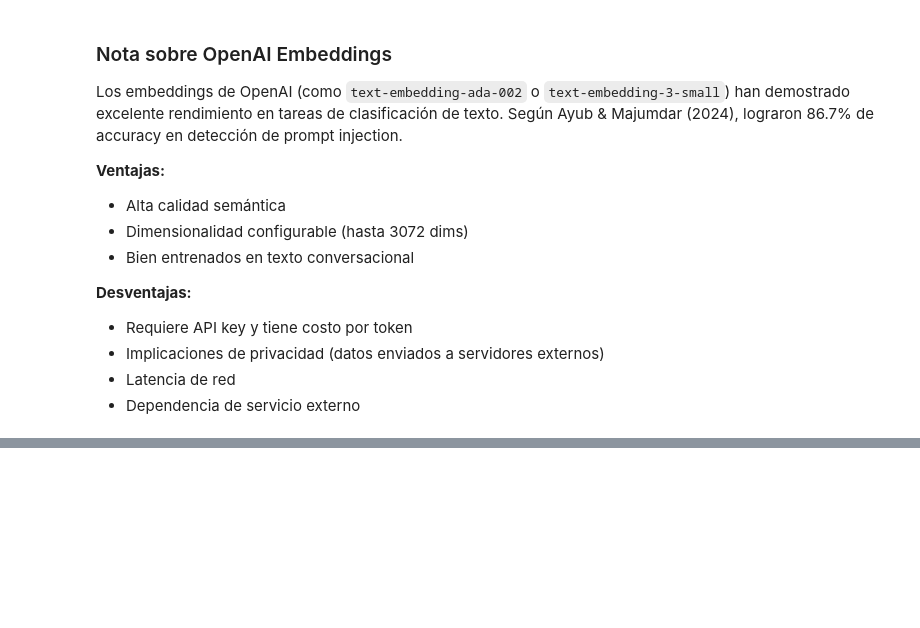
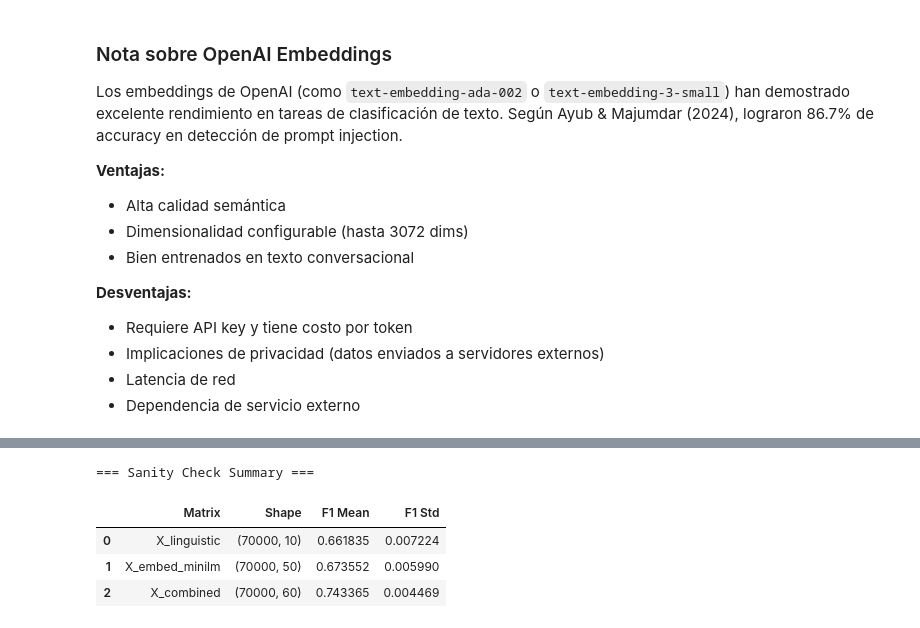
Before and after one commit to josuemj/SDS-Prompt-Guard, a Jupyter notebook: notebooks/02_feature_engineering.ipynb, the cells around one changed output, grey strips where cells are left out. Saved outputs shown, nothing was run; the diff lists cells and outputs as text; code cells hidden in the pictures; blank space fills up the shorter version.

```diff
--- a/notebooks/02_feature_engineering.ipynb
+++ b/notebooks/02_feature_engineering.ipynb
@@ -578,0 +607,28 @@ def get_openai_embeddings(texts: list[str]) -> np.ndarray:
+# %%
+def quick_evaluation(X: np.ndarray, y: np.ndarray, name: str) -> tuple[float, float]:
+    """Quick sanity check with Logistic Regression and cross-validation."""
+    # Scale features for logistic regression
+    scaler = StandardScaler()
+    X_scaled = scaler.fit_transform(X)
+
+    # Logistic regression with cross-validation
+    lr = LogisticRegression(random_state=RANDOM_STATE, max_iter=1000, n_jobs=-1)
+    scores = cross_val_score(lr, X_scaled, y, cv=5, scoring='f1')
+
+    mean_f1 = scores.mean()
+    std_f1 = scores.std()
+
+    print(f"{name}:")
+    print(f"  Shape: {X.shape}")
+    print(f"  F1 Score: {mean_f1:.4f} (+/- {std_f1:.4f})")
+    print()
+
+    return mean_f1, std_f1
+# %%
+print("=== Sanity Check: Logistic Regression (CV=5, F1 score) ===")
+print()
+
+results = {}
+results["X_linguistic"] = quick_evaluation(X_linguistic, y, "X_linguistic")
+results["X_embed_minilm"] = quick_evaluation(X_embed_minilm, y, "X_embed_minilm")
+results["X_combined"] = quick_evaluation(X_combined, y, "X_combined")
@@ -578,0 +649,17 @@ def get_openai_embeddings(texts: list[str]) -> np.ndarray:
+# %%
+# Tabla resumen
+sanity_df = pd.DataFrame({
+    "Matrix": ["X_linguistic", "X_embed_minilm", "X_combined"],
+    "Shape": [str(X_linguistic.shape), str(X_embed_minilm.shape), str(X_combined.shape)],
+    "F1 Mean": [results[k][0] for k in ["X_linguistic", "X_embed_minilm", "X_combined"]],
+    "F1 Std": [results[k][1] for k in ["X_linguistic", "X_embed_minilm", "X_combined"]],
+})
+
+print("\n=== Sanity Check Summary ===")
+sanity_df
+# %% [output]
+=== Sanity Check Summary ===
+|  | Matrix | Shape | F1 Mean | F1 Std |
+| 0 | X_linguistic | (70000, 10) | 0.661835 | 0.007224 |
+| 1 | X_embed_minilm | (70000, 50) | 0.673552 | 0.005990 |
+| 2 | X_combined | (70000, 60) | 0.743365 | 0.004469 |
```
Also changed, not shown: parts of 10 cells of this notebook.
